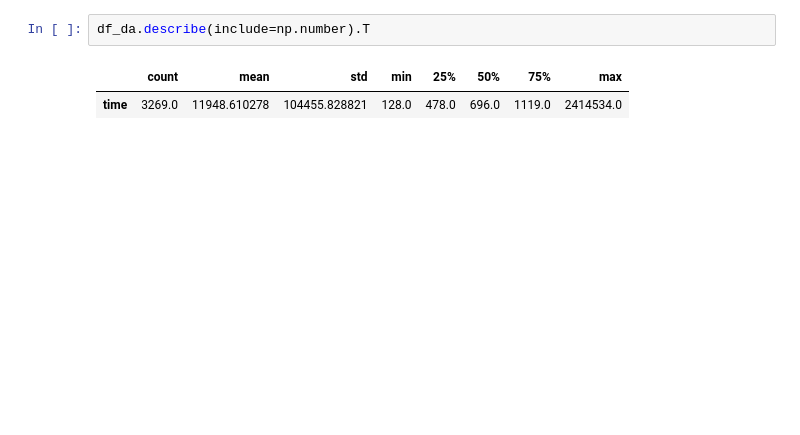
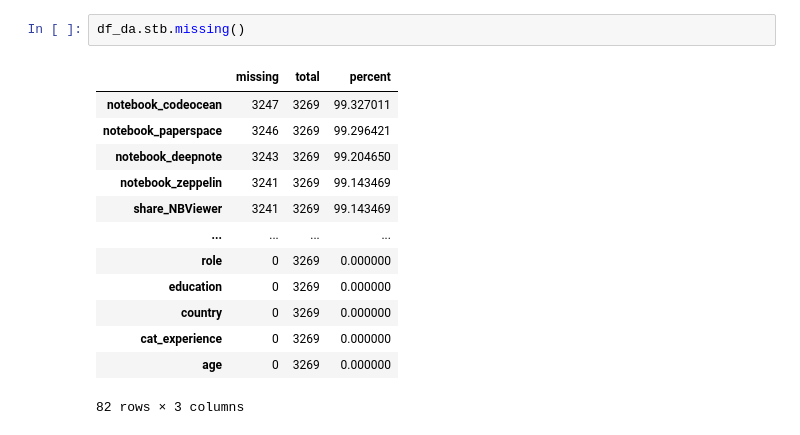
Before and after one commit to anane3373/promoE-modulo2-proyecto-equipo2-NataliaAnaIAnaGAnaS, a Jupyter notebook: 4. situacion_actual.ipynb, the cells around one changed output. Saved outputs shown, nothing was run; the diff lists cells and outputs as text; blank space fills up the shorter version.

```diff
--- a/4. situacion_actual.ipynb
+++ b/4. situacion_actual.ipynb
@@ -54,5 +38,16 @@ df_da.describe(include='object').T
-# %%
-df_da.describe(include=np.number).T
-# %% [output]
-|  | count | mean | std | min | 25% | 50% | 75% | max |
-| time | 3269.0 | 11948.610278 | 104455.828821 | 128.0 | 478.0 | 696.0 | 1119.0 | 2414534.0 |
+# %%
+df_da.stb.missing()
+# %% [output]
+|  | missing | total | percent |
+| notebook_codeocean | 3247 | 3269 | 99.327011 |
+| notebook_paperspace | 3246 | 3269 | 99.296421 |
+| notebook_deepnote | 3243 | 3269 | 99.204650 |
+| notebook_zeppelin | 3241 | 3269 | 99.143469 |
+| share_NBViewer | 3241 | 3269 | 99.143469 |
+| ... | ... | ... | ... |
+| role | 0 | 3269 | 0.000000 |
+| education | 0 | 3269 | 0.000000 |
+| country | 0 | 3269 | 0.000000 |
+| cat_experience | 0 | 3269 | 0.000000 |
+| age | 0 | 3269 | 0.000000 |
+82 rows × 3 columns
```
Also changed, not shown: parts of 18 cells of this notebook, 9 other files.
